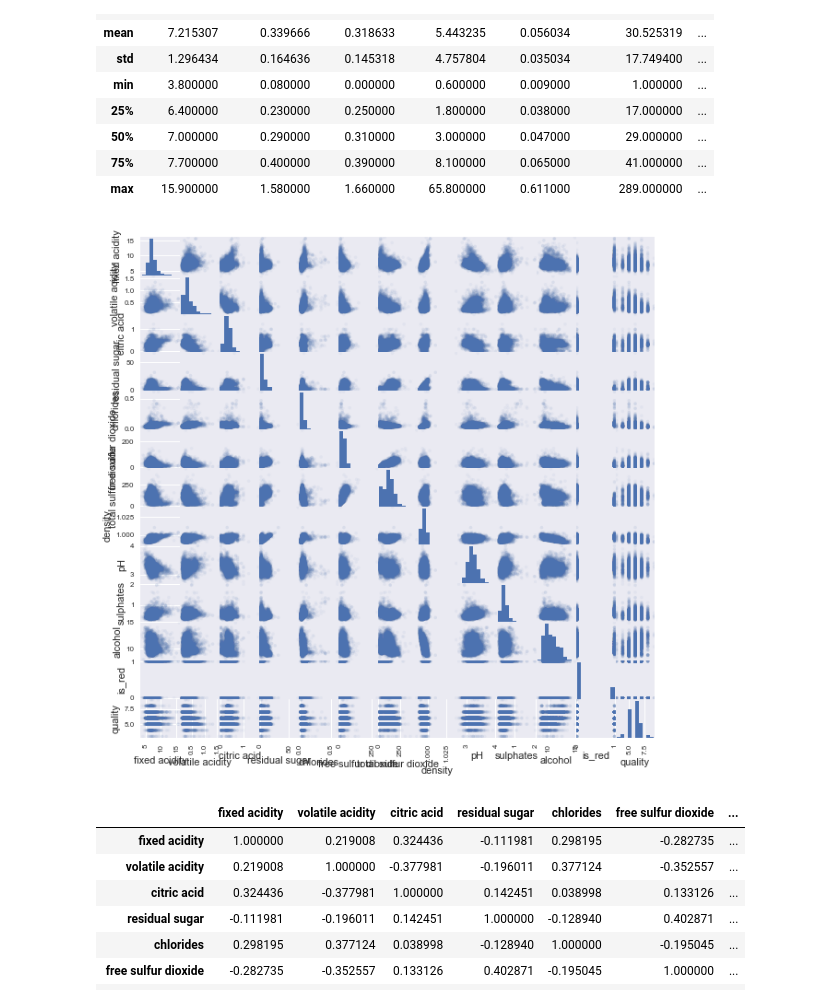
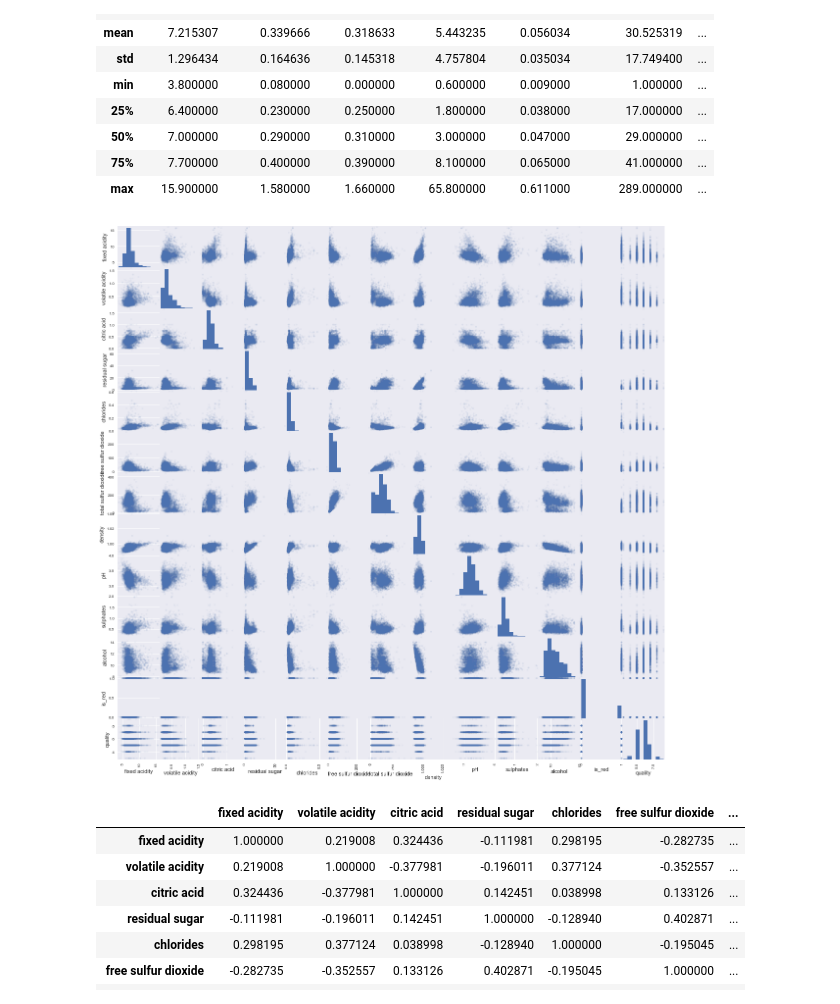
Before and after one commit to alexbukata/ModernDataAnylisis, a Jupyter notebook: wines/wine_quality.ipynb, the cells around one changed output. Saved outputs shown, nothing was run; the diff lists cells and outputs as text; code cells hidden in the pictures.

```diff
--- a/wines/wine_quality.ipynb
+++ b/wines/wine_quality.ipynb
@@ -10,8 +10,8 @@ sns.set_style("darkgrid")
 Датасет представляет собой качества вин с учетом различных признаков. Красные вина - winequality-red.csv, белые вина - winequality-white.csv
 Было принято решение объединить оба типа вин в один датасет и добавить еще один бинарный признак: 0 - белое вино, 1 - красное
 # %%
-red_wines = pd.read_csv("C:\PycharmProjects\ModernDataAnylisis\wines\winequality-red.csv", sep = ';', engine = 'python')
-white_wines = pd.read_csv("C:\PycharmProjects\ModernDataAnylisis\wines\winequality-white.csv", sep = ';', engine = 'python')
+red_wines = pd.read_csv("winequality-red.csv", sep = ';', engine = 'python')
+white_wines = pd.read_csv("winequality-white.csv", sep = ';', engine = 'python')
 # %%
 red_wines["is_red"] = pd.Series(np.ones(red_wines.shape[0]))
 white_wines["is_red"] = pd.Series(np.zeros(white_wines.shape[0]))
@@ -83,10 +83,10 @@ wines.describe()
 | max | 15.900000 | 1.580000 | 1.660000 | 65.800000 | 0.611000 | 289.000000 | ... |
 # %%
 from pandas.plotting import scatter_matrix
-scatter_matrix(wines, alpha=.05, figsize=(10, 10))
+scatter_matrix(wines, alpha=.05, figsize=(20, 20))
 pass
 # %% [output]
-[figure, old version]
+[figure, new version]
 # %%
 wines.corr()
 # %% [output]
```
Also changed, not shown: parts of 22 cells of this notebook.
